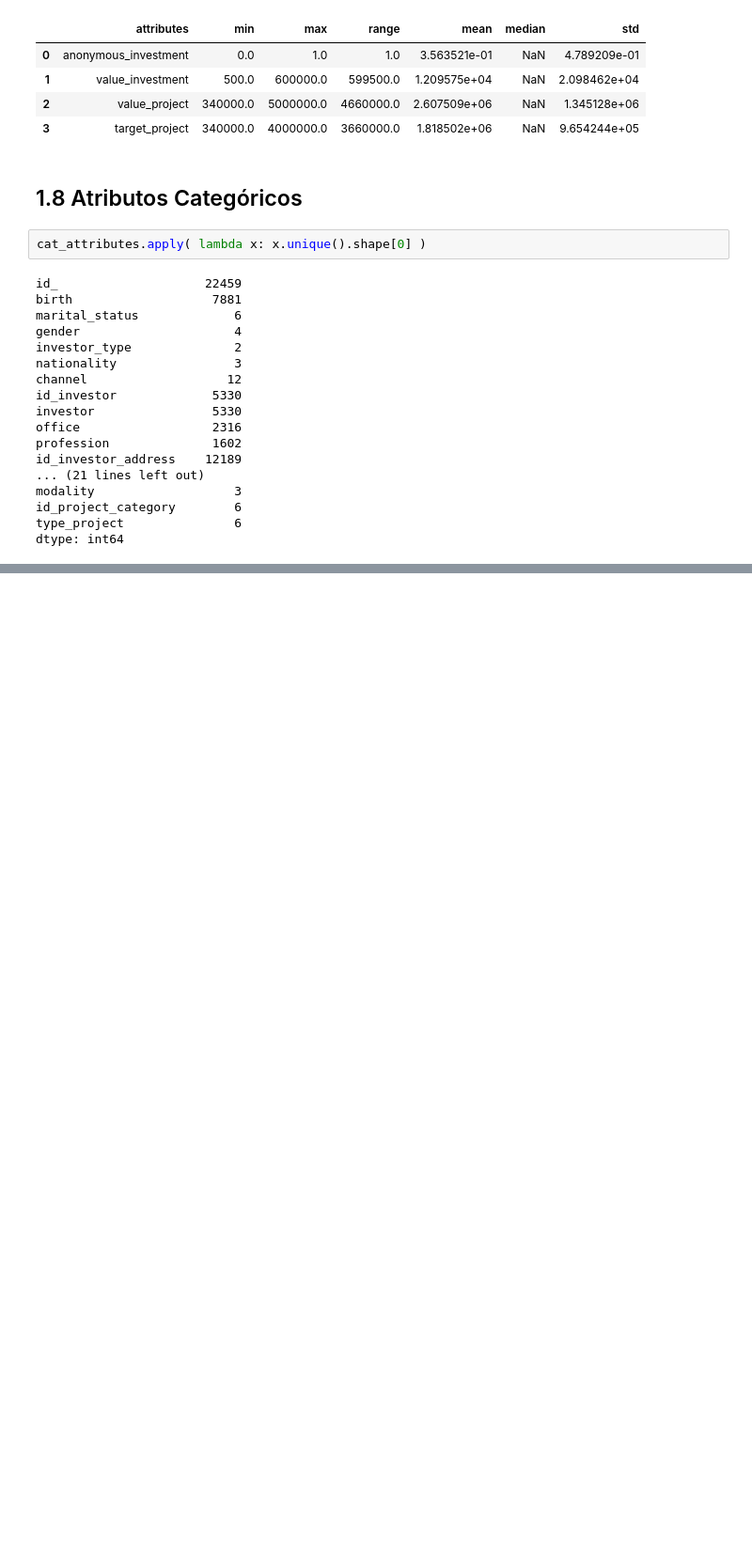
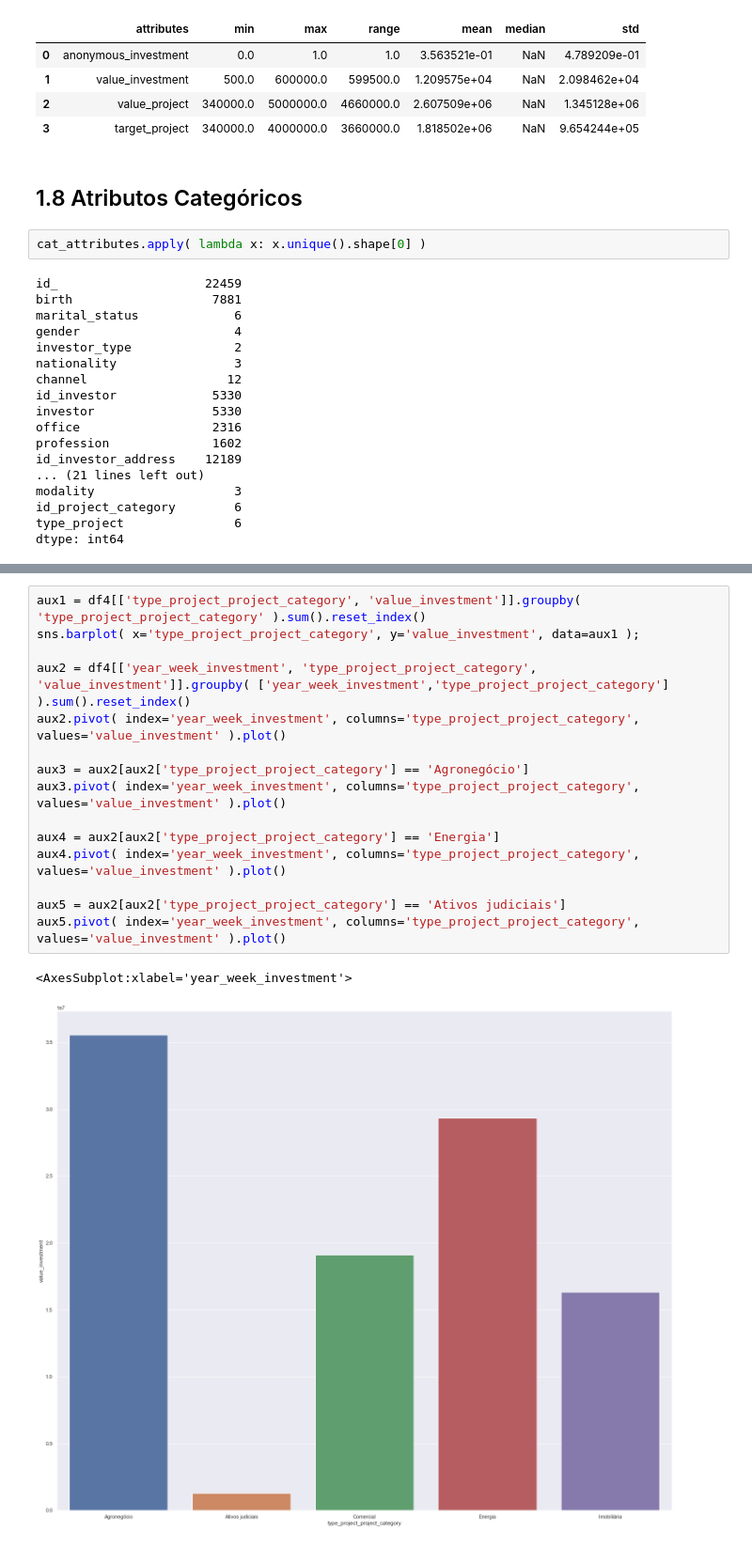
Before and after one commit to marcusbraggion/desafio_bloxs, a Jupyter notebook: notebooks/bloxs_insights.ipynb, the cells around one changed output, grey strips where cells are left out. Shown at 94% size. Drawn from its saved outputs; the diff is of its cells as text; blank space fills up the shorter version.

```diff
--- a/notebooks/bloxs_insights.ipynb
+++ b/notebooks/bloxs_insights.ipynb
@@ -265,0 +314,18 @@ df3 = df2.copy()
+# %%
+aux1 = df4[['type_project_project_category', 'value_investment']].groupby( 'type_project_project_category' ).sum().reset_index()
+sns.barplot( x='type_project_project_category', y='value_investment', data=aux1 );
+
+aux2 = df4[['year_week_investment', 'type_project_project_category', 'value_investment']].groupby( ['year_week_investment','type_project_project_category'] ).sum().reset_index()
+aux2.pivot( index='year_week_investment', columns='type_project_project_category', values='value_investment' ).plot()
+
+aux3 = aux2[aux2['type_project_project_category'] == 'Agronegócio']
+aux3.pivot( index='year_week_investment', columns='type_project_project_category', values='value_investment' ).plot()
+
+aux4 = aux2[aux2['type_project_project_category'] == 'Energia']
+aux4.pivot( index='year_week_investment', columns='type_project_project_category', values='value_investment' ).plot()
+
+aux5 = aux2[aux2['type_project_project_category'] == 'Ativos judiciais']
+aux5.pivot( index='year_week_investment', columns='type_project_project_category', values='value_investment' ).plot()
+# %% [output]
+<AxesSubplot:xlabel='year_week_investment'>
+[figure, added]
```
Also changed, not shown: parts of 25 cells of this notebook, 5 other files.
